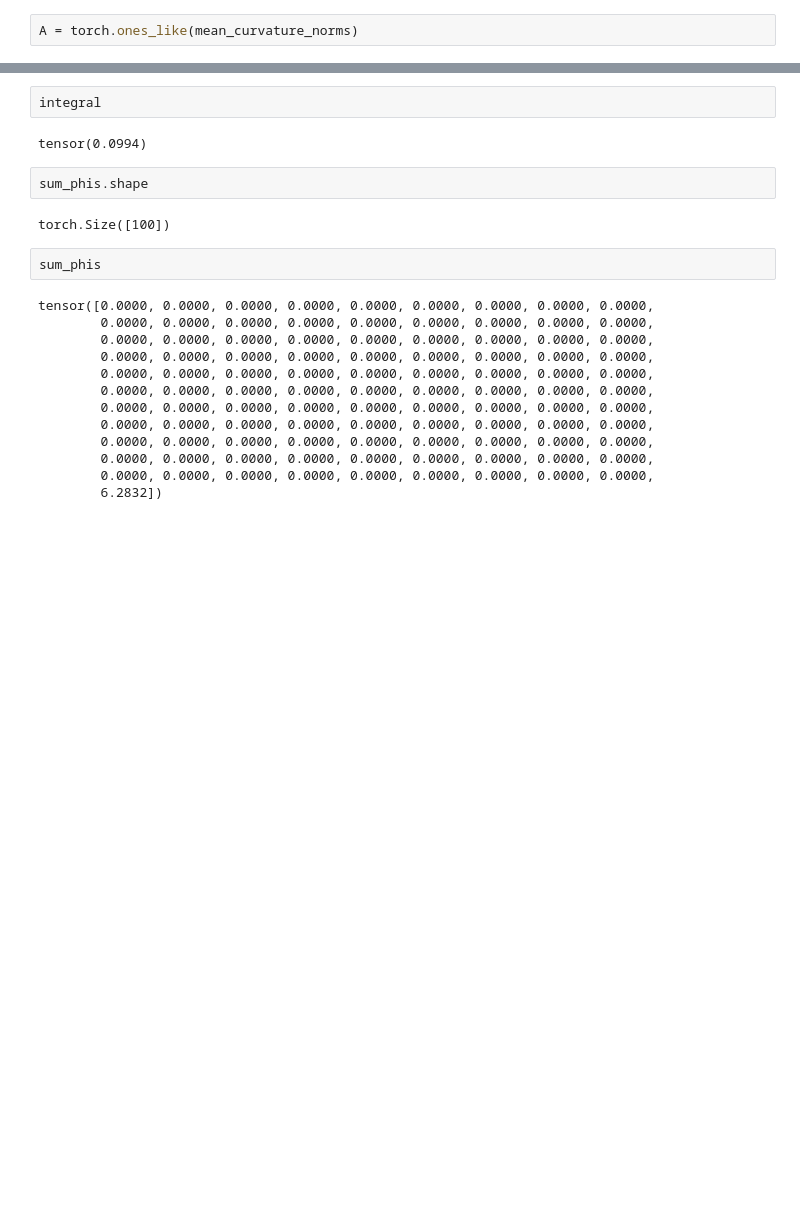
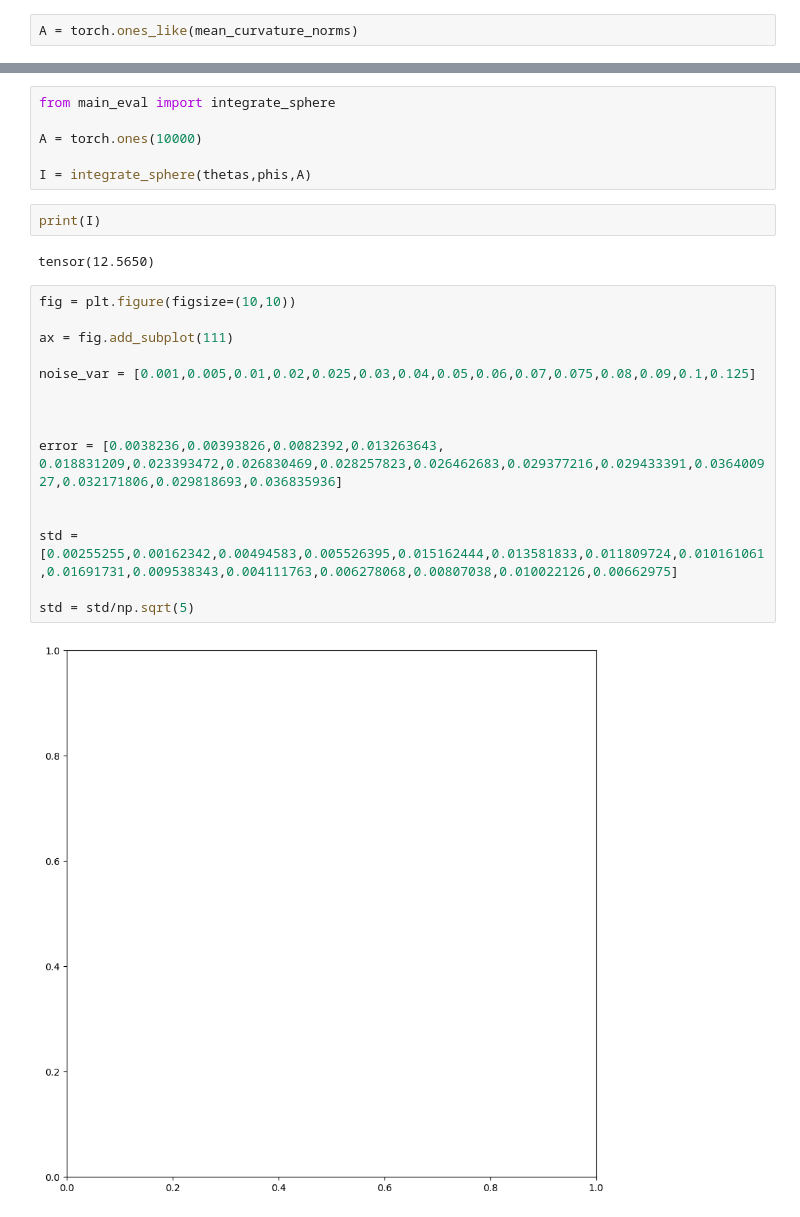
Before and after one commit to geometric-intelligence/neurometry, a Jupyter notebook: neuralgeom/pullback.ipynb, the cells around one changed output, grey strips where cells are left out. Saved outputs shown, nothing was run; the diff lists cells and outputs as text; blank space fills up the shorter version.

```diff
--- a/neuralgeom/pullback.ipynb
+++ b/neuralgeom/pullback.ipynb
@@ -199,23 +147,27 @@ integral = torch.trapz(sum_phis,thetas)
-# %%
-integral
-# %% [output]
-tensor(0.0994)
-# %%
-sum_phis.shape
-# %% [output]
-torch.Size([100])
-# %%
-sum_phis
-# %% [output]
-tensor([0.0000, 0.0000, 0.0000, 0.0000, 0.0000, 0.0000, 0.0000, 0.0000, 0.0000,
-        0.0000, 0.0000, 0.0000, 0.0000, 0.0000, 0.0000, 0.0000, 0.0000, 0.0000,
-        0.0000, 0.0000, 0.0000, 0.0000, 0.0000, 0.0000, 0.0000, 0.0000, 0.0000,
-        0.0000, 0.0000, 0.0000, 0.0000, 0.0000, 0.0000, 0.0000, 0.0000, 0.0000,
-        0.0000, 0.0000, 0.0000, 0.0000, 0.0000, 0.0000, 0.0000, 0.0000, 0.0000,
-        0.0000, 0.0000, 0.0000, 0.0000, 0.0000, 0.0000, 0.0000, 0.0000, 0.0000,
-        0.0000, 0.0000, 0.0000, 0.0000, 0.0000, 0.0000, 0.0000, 0.0000, 0.0000,
-        0.0000, 0.0000, 0.0000, 0.0000, 0.0000, 0.0000, 0.0000, 0.0000, 0.0000,
-        0.0000, 0.0000, 0.0000, 0.0000, 0.0000, 0.0000, 0.0000, 0.0000, 0.0000,
-        0.0000, 0.0000, 0.0000, 0.0000, 0.0000, 0.0000, 0.0000, 0.0000, 0.0000,
-        0.0000, 0.0000, 0.0000, 0.0000, 0.0000, 0.0000, 0.0000, 0.0000, 0.0000,
-        6.2832])
+# %%
+from main_eval import integrate_sphere
+
+A = torch.ones(10000)
+
+I = integrate_sphere(thetas,phis,A)
+# %%
+print(I)
+# %% [output]
+tensor(12.5650)
+# %%
+fig = plt.figure(figsize=(10,10))
+
+ax = fig.add_subplot(111)
+
+noise_var = [0.001,0.005,0.01,0.02,0.025,0.03,0.04,0.05,0.06,0.07,0.075,0.08,0.09,0.1,0.125]
+
+
+
+error = [0.0038236,0.00393826,0.0082392,0.013263643, 0.018831209,0.023393472,0.026830469,0.028257823,0.026462683,0.029377216,0.029433391,0.036400927,0.032171806,0.029818693,0.036835936]
+
+
+std = [0.00255255,0.00162342,0.00494583,0.005526395,0.015162444,0.013581833,0.011809724,0.010161061,0.01691731,0.009538343,0.004111763,0.006278068,0.00807038,0.010022126,0.00662975]
+
+std = std/np.sqrt(5)
+# %% [output]
+[figure, added]
```
Also changed, not shown: parts of 27 cells of this notebook, 9 other files.
